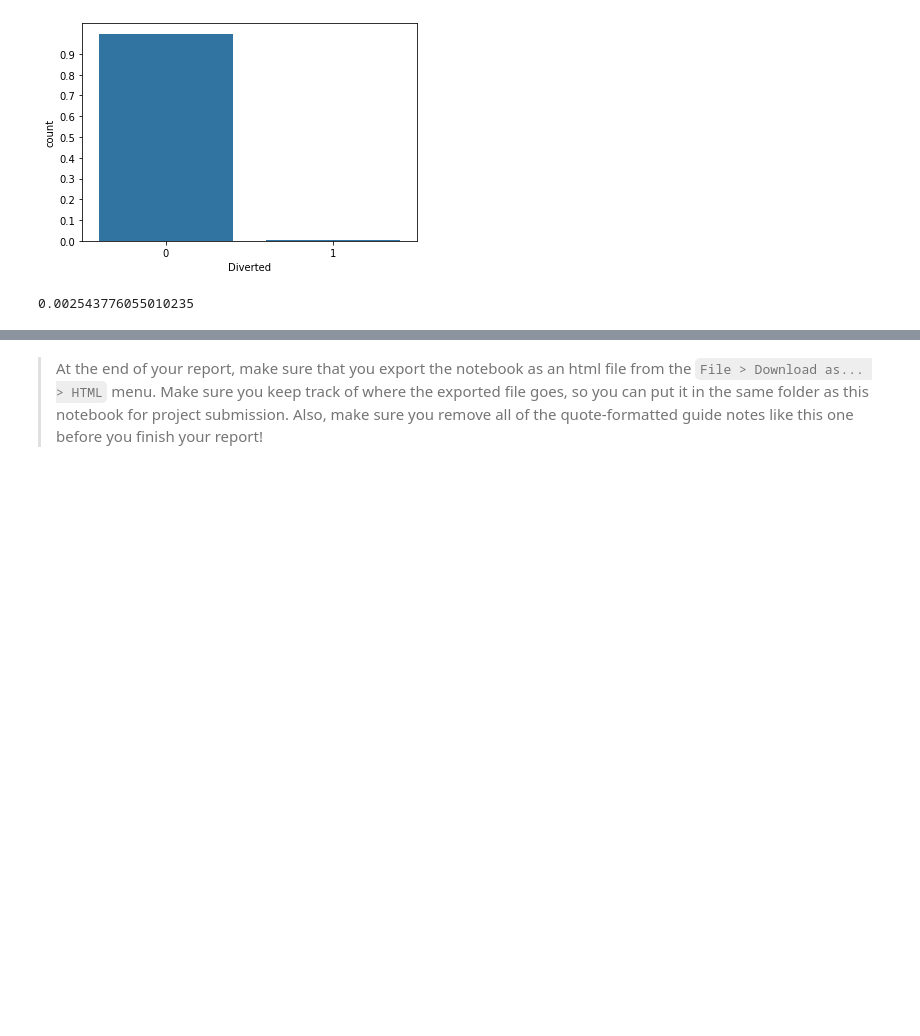
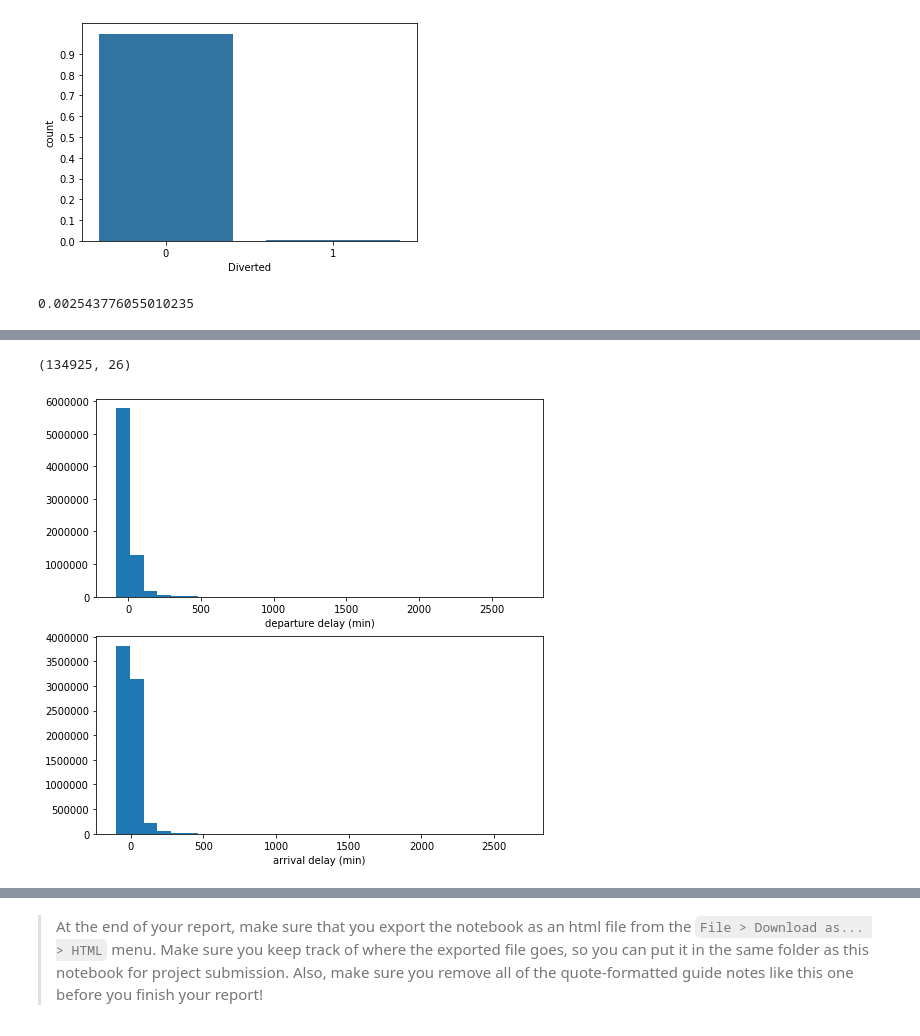
Before and after one commit to cnegrelli/Data_Visualization, a Jupyter notebook: exploration.ipynb, the cells around one changed output, grey strips where cells are left out. Saved outputs shown, nothing was run; the diff lists cells and outputs as text; code cells hidden in the pictures; blank space fills up the shorter version.

```diff
--- a/exploration.ipynb
+++ b/exploration.ipynb
@@ -415,0 +245,16 @@ your work in the previous sections.
+# %%
+cancelled.shape
+# %% [output]
+(134925, 26)
+# %%
+plt.figure(figsize = [8,8])
+
+base_color = sb.color_palette()[0]
+plt.subplot(2,1,1)
+plt.hist(data = flights, x = 'DepDelay',bins=30)
+plt.xlabel('departure delay (min)')
+plt.subplot(2,1,2)
+plt.hist(data = flights, x = 'ArrDelay',bins=30)
+plt.xlabel('arrival delay (min)');
+# %% [output]
+[figure, added]
```
Also changed, not shown: parts of 98 cells of this notebook.
